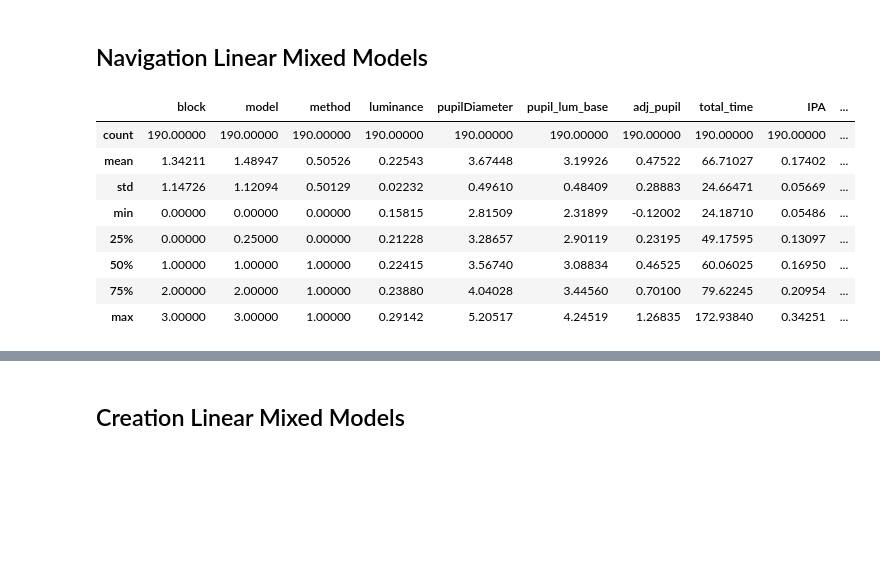
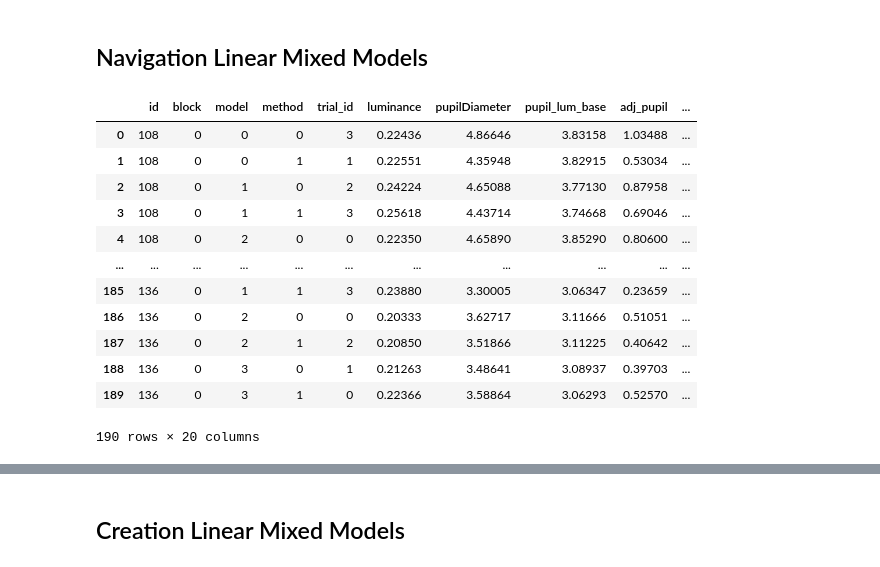
Before and after one commit to courtnicole/3d-path-cognition, a Jupyter notebook: mixedmodel.ipynb, the cells around one changed output, grey strips where cells are left out. Cells and saved outputs as stored; diff of their text form; code cells hidden in the pictures; blank space fills up the shorter version.

```diff
--- a/mixedmodel.ipynb
+++ b/mixedmodel.ipynb
@@ -233,7 +255,7 @@ def process_navigation_data(pupil_lum_df, stream_df, a, b, c):
             (pupil_lum_df['luminance'] >0) &
             (pupil_lum_df['time']>nav_start_times[i]) &
             (pupil_lum_df['time']<nav_end_times[i]),
-            ['time', 'methodID', 'modelID', 'luminance', 'pupilDiameter']]
+            ['time', 'trial_id', 'methodID', 'modelID', 'luminance', 'pupilDiameter']]
         nav_data[i].reset_index(drop=True, inplace=True)
 
     navigation_data = pd.concat(nav_data, names=['trial'])
@@ -260,7 +301,7 @@ def process_creation_data(pupil_lum_df, stream_df, a, b, c):
         crt_data[i] = pupil_lum_df.loc[
             (pupil_lum_df['time'] > crt_start_times.loc[i]) &
             (pupil_lum_df['time'] < crt_end_times.loc[i]),
-            ['time', 'methodID', 'modelID', 'luminance', 'pupilDiameter']]
+            ['time', 'methodID',  'trial_id', 'modelID', 'luminance', 'pupilDiameter']]
         crt_data[i].reset_index(drop=True, inplace=True)
 
     creation_data = pd.concat(crt_data, names=['trial'])
@@ -289,18 +330,16 @@ def process_target_trial_data_crt(stream_df):
         (stream_df['ExperimentStream']['EventType'] == 'TargetPointsSet') |
         (stream_df['ExperimentStream']['EventType'] == 'SceneLoaded') &
         (stream_df['ExperimentStream']['SceneEvent'] != 'Calibration') &
-        (stream_df['ExperimentStream']['MethodID'] != '2') &
-        (stream_df['ExperimentStream']['MethodID'] != '3'), ['SceneEvent', 'EventType', 'ModelID', 'MethodID']]
+        (stream_df['ExperimentStream']['MethodID'] != 2) &
+        (stream_df['ExperimentStream']['MethodID'] != 3), ['SceneEvent', 'EventType', 'ModelID', 'MethodID']]
 
-    generic_idx = np.where(target_set['ModelID'] == 'generic')[0]
+    generic_idx = np.where(target_set['ModelID'] == 99)[0]
     idx = [x+1 for x in generic_idx]
 
     for i in range(len(generic_idx)):
         target_set.loc[target_set.index[generic_idx[i]], 'ModelID']  = target_set.loc[target_set.index[idx[i]], 'ModelID']
         target_set.loc[target_set.index[generic_idx[i]], 'MethodID']  = target_set.loc[target_set.index[idx[i]], 'MethodID']
 
-    target_set['MethodID'] = target_set['MethodID'].astype(float)
-    target_set['ModelID'] = target_set['ModelID'].astype(float)
     target_set = target_set.loc[(target_set['ModelID'] < 4) & (target_set['EventType'] == 'TargetPointsSet'), ['SceneEvent', 'ModelID', 'MethodID']]
 
     target_set['SceneEvent'] = target_set.mask(target_set['SceneEvent'] == 'TargetsLoaded_Set1', target_cats.categories[0])['SceneEvent']
@@ -308,8 +347,6 @@ def process_target_trial_data_crt(stream_df):
 
     target_set['targetID'] = target_set['SceneEvent']
     target_set.drop(columns=['SceneEvent'], inplace=True)
-    target_set['trialID'] = [x % 4 for x in range(0,8)]
-    target_set['trialID'] = target_set['trialID'].astype('string').astype(trial_cats)
 
     return target_set
 # %%
@@ -387,7 +422,3 @@ def process_ipa_calc(data):
 # %%
 data_dir = join(getcwd(),'Path_Data')
 data_files = [join(data_dir, f) for f in listdir(data_dir) if isfile(join(data_dir, f))]
-# %%
-dfs = []
-for file in data_files:
-    dfs.append(import_data(file))
@@ -689,27 +630,33 @@ target_set
 ## Navigation Linear Mixed Models
 # %%
 mm_nav_data = user_data_nav
-mm_nav_data = mm_nav_data.reset_index(level=(0,1,2, 3))
+mm_nav_data = mm_nav_data.reset_index(level=(0,1,2,3))
 
 mm_nav_data['block'] = mm_nav_data['block'].astype(block_cats).cat.codes
 mm_nav_data['method'] = mm_nav_data['method'].astype(method_cats).cat.codes
 mm_nav_data['model'] = mm_nav_data['model'].astype(model_cats).cat.codes
-
-mm_nav_data['scaled_tepr'] = stats.zscore(mm_nav_data['adj_pupil']).astype('float64')
-mm_nav_data['scaled_ipa'] = stats.zscore(mm_nav_data['IPA']).astype('float64')
-mm_nav_data['scaled_time'] = stats.zscore(mm_nav_data['total_time']).astype('float64')
-mm_nav_data['scaled_seq'] = stats.zscore(mm_nav_data['seq']).astype('float64')
-mm_nav_data['scaled_discomfort'] = stats.zscore(mm_nav_data['discomfort']).astype('float64')
+mm_nav_data['creation_method'] = mm_nav_data['creation_method'].astype(method_cats).cat.codes
+mm_nav_data['target_source'] = mm_nav_data['target_source'].astype(int)
+mm_nav_data['trial_id'] = mm_nav_data['trial_id'].astype(int)
+mm_nav_data['scaled_tepr'] = stats.zscore(mm_nav_data['adj_pupil']).astype(float)
+mm_nav_data['scaled_ipa'] = stats.zscore(mm_nav_data['IPA']).astype(float)
+mm_nav_data['scaled_time'] = stats.zscore(mm_nav_data['total_time']).astype(float)
+mm_nav_data['scaled_seq'] = stats.zscore(mm_nav_data['seq']).astype(float)
+mm_nav_data['scaled_discomfort'] = stats.zscore(mm_nav_data['discomfort']).astype(float)
 
 pd.options.display.float_format = '{:.5f}'.format
-mm_nav_data.describe()
+mm_nav_data
 # %% [output]
-|  | block | model | method | luminance | pupilDiameter | pupil_lum_base | adj_pupil | total_time | IPA | ... |
-| count | 190.00000 | 190.00000 | 190.00000 | 190.00000 | 190.00000 | 190.00000 | 190.00000 | 190.00000 | 190.00000 | ... |
-| mean | 1.34211 | 1.48947 | 0.50526 | 0.22543 | 3.67448 | 3.19926 | 0.47522 | 66.71027 | 0.17402 | ... |
-| std | 1.14726 | 1.12094 | 0.50129 | 0.02232 | 0.49610 | 0.48409 | 0.28883 | 24.66471 | 0.05669 | ... |
-| min | 0.00000 | 0.00000 | 0.00000 | 0.15815 | 2.81509 | 2.31899 | -0.12002 | 24.18710 | 0.05486 | ... |
-| 25% | 0.00000 | 0.25000 | 0.00000 | 0.21228 | 3.28657 | 2.90119 | 0.23195 | 49.17595 | 0.13097 | ... |
-| 50% | 1.00000 | 1.00000 | 1.00000 | 0.22415 | 3.56740 | 3.08834 | 0.46525 | 60.06025 | 0.16950 | ... |
-| 75% | 2.00000 | 2.00000 | 1.00000 | 0.23880 | 4.04028 | 3.44560 | 0.70100 | 79.62245 | 0.20954 | ... |
-| max | 3.00000 | 3.00000 | 1.00000 | 0.29142 | 5.20517 | 4.24519 | 1.26835 | 172.93840 | 0.34251 | ... |
+|  | id | block | model | method | trial_id | luminance | pupilDiameter | pupil_lum_base | adj_pupil | ... |
+| 0 | 108 | 0 | 0 | 0 | 3 | 0.22436 | 4.86646 | 3.83158 | 1.03488 | ... |
+| 1 | 108 | 0 | 0 | 1 | 1 | 0.22551 | 4.35948 | 3.82915 | 0.53034 | ... |
+| 2 | 108 | 0 | 1 | 0 | 2 | 0.24224 | 4.65088 | 3.77130 | 0.87958 | ... |
+| 3 | 108 | 0 | 1 | 1 | 3 | 0.25618 | 4.43714 | 3.74668 | 0.69046 | ... |
+| 4 | 108 | 0 | 2 | 0 | 0 | 0.22350 | 4.65890 | 3.85290 | 0.80600 | ... |
+| ... | ... | ... | ... | ... | ... | ... | ... | ... | ... | ... |
+| 185 | 136 | 0 | 1 | 1 | 3 | 0.23880 | 3.30005 | 3.06347 | 0.23659 | ... |
+| 186 | 136 | 0 | 2 | 0 | 0 | 0.20333 | 3.62717 | 3.11666 | 0.51051 | ... |
+| 187 | 136 | 0 | 2 | 1 | 2 | 0.20850 | 3.51866 | 3.11225 | 0.40642 | ... |
+| 188 | 136 | 0 | 3 | 0 | 1 | 0.21263 | 3.48641 | 3.08937 | 0.39703 | ... |
+| 189 | 136 | 0 | 3 | 1 | 0 | 0.22366 | 3.58864 | 3.06293 | 0.52570 | ... |
+190 rows × 20 columns
```
Also changed, not shown: parts of 30 cells of this notebook.
